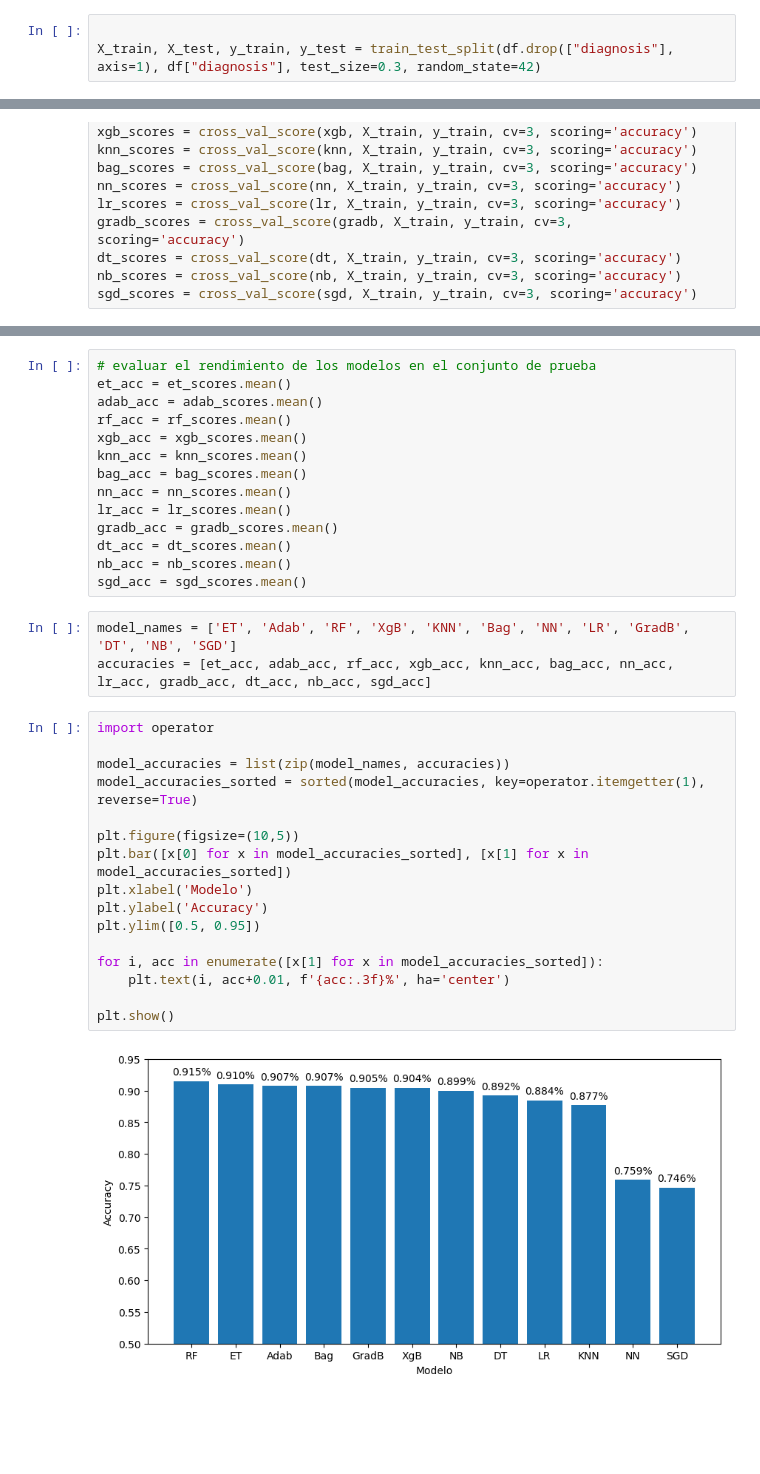
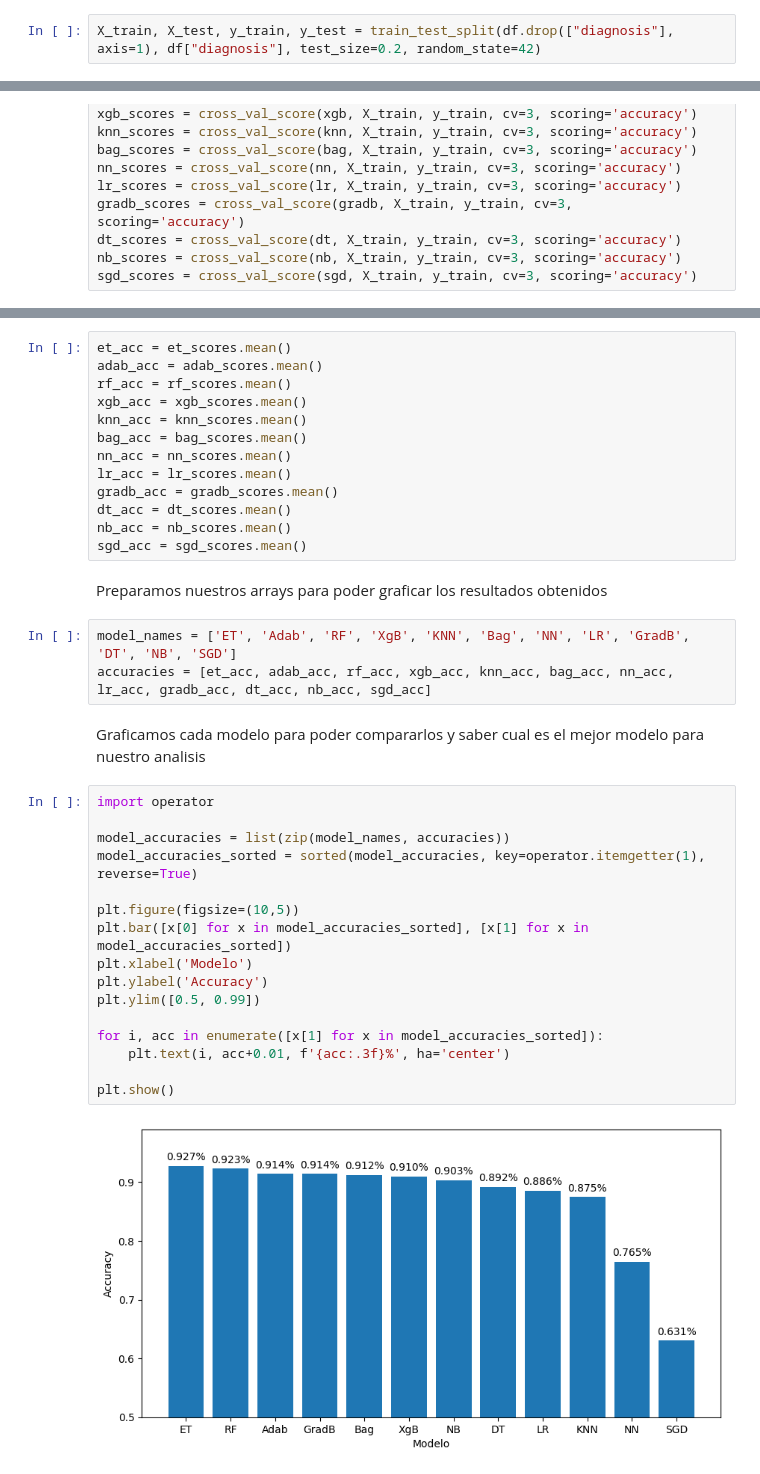
Before and after one commit to GabrielSB19/ArticleAISupervisedLearning, a Jupyter notebook: source/code.ipynb, the cells around one changed output, grey strips where cells are left out. Drawn from its saved outputs; the diff is of its cells as text; blank space fills up the shorter version.

```diff
--- a/source/code.ipynb
+++ b/source/code.ipynb
@@ -139,3 +140,2 @@ memory usage: 31.2 KB
 # %%
-
-X_train, X_test, y_train, y_test = train_test_split(df.drop(["diagnosis"], axis=1), df["diagnosis"], test_size=0.3, random_state=42)
+X_train, X_test, y_train, y_test = train_test_split(df.drop(["diagnosis"], axis=1), df["diagnosis"], test_size=0.2, random_state=42)
@@ -209,5 +224,4 @@ sgd_scores = cross_val_score(sgd, X_train, y_train, cv=3, scoring='accuracy')
 # %%
-# evaluar el rendimiento de los modelos en el conjunto de prueba
 et_acc = et_scores.mean()
 adab_acc = adab_scores.mean()
 rf_acc = rf_scores.mean()
@@ -220,24 +234,28 @@ gradb_acc = gradb_scores.mean()
 dt_acc = dt_scores.mean()
 nb_acc = nb_scores.mean()
 sgd_acc = sgd_scores.mean()
+# %% [markdown]
+Preparamos nuestros arrays para poder graficar los resultados obtenidos
 # %%
 model_names = ['ET', 'Adab', 'RF', 'XgB', 'KNN', 'Bag', 'NN', 'LR', 'GradB', 'DT', 'NB', 'SGD']
 accuracies = [et_acc, adab_acc, rf_acc, xgb_acc, knn_acc, bag_acc, nn_acc, lr_acc, gradb_acc, dt_acc, nb_acc, sgd_acc]
+# %% [markdown]
+Graficamos cada modelo para poder compararlos y saber cual es el mejor modelo para nuestro analisis
 # %%
 import operator
 
 model_accuracies = list(zip(model_names, accuracies))
 model_accuracies_sorted = sorted(model_accuracies, key=operator.itemgetter(1), reverse=True)
 
 plt.figure(figsize=(10,5))
 plt.bar([x[0] for x in model_accuracies_sorted], [x[1] for x in model_accuracies_sorted])
 plt.xlabel('Modelo')
 plt.ylabel('Accuracy')
-plt.ylim([0.5, 0.95])
+plt.ylim([0.5, 0.99])
 
 for i, acc in enumerate([x[1] for x in model_accuracies_sorted]):
     plt.text(i, acc+0.01, f'{acc:.3f}%', ha='center')
 
 plt.show()
 # %% [output]
-[figure, old version]
+[figure, new version]
```
Also changed, not shown: parts of 36 cells of this notebook, 1 other file.
